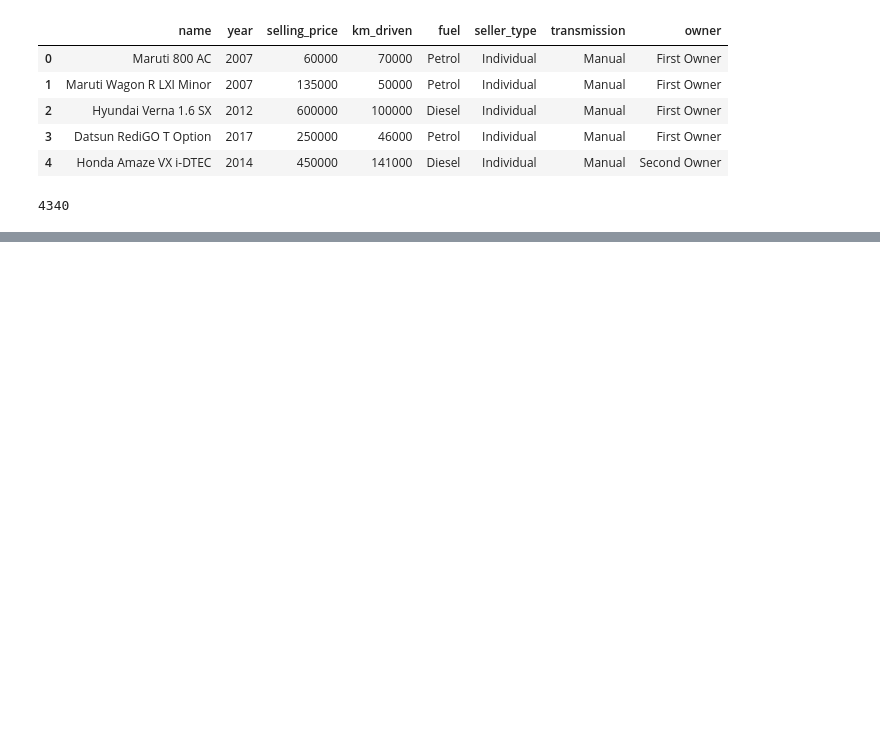
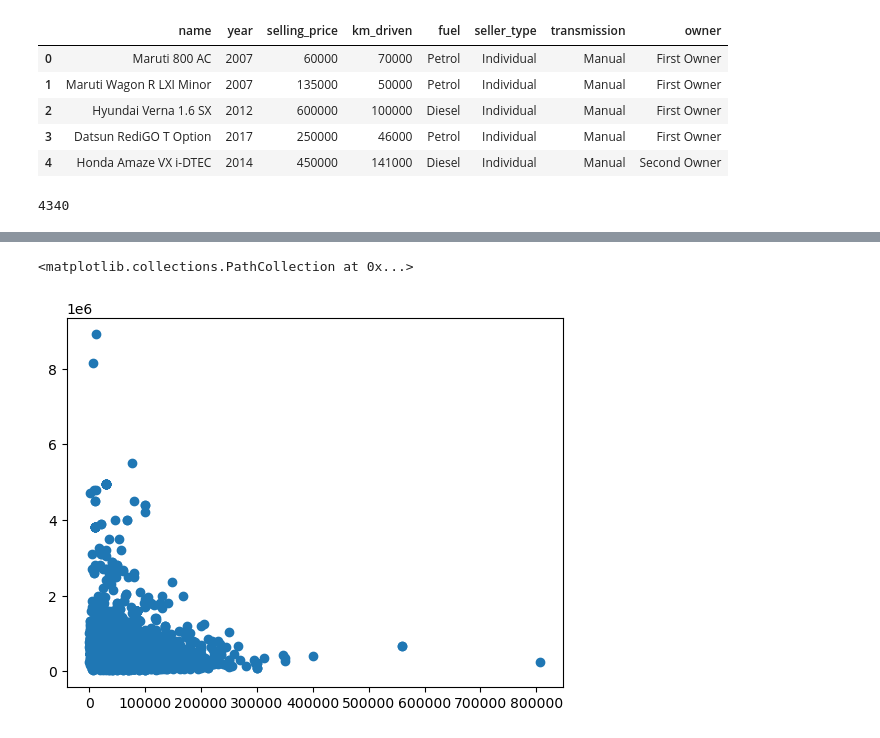
Before and after one commit to Scottymichaelmillerguy/cars-details-repo, a Jupyter notebook: car-details.ipynb, the cells around one changed output, grey strips where cells are left out. Saved outputs shown, nothing was run; the diff lists cells and outputs as text; code cells hidden in the pictures; blank space fills up the shorter version.

```diff
--- a/car-details.ipynb
+++ b/car-details.ipynb
@@ -88,0 +78,6 @@ hello from Jeff x 2
+# %%
+
+plt.scatter(km_driven_var, price_var)
+# %% [output]
+<matplotlib.collections.PathCollection at 0x...>
+[figure, added]
```
Also changed, not shown: parts of 21 cells of this notebook.
